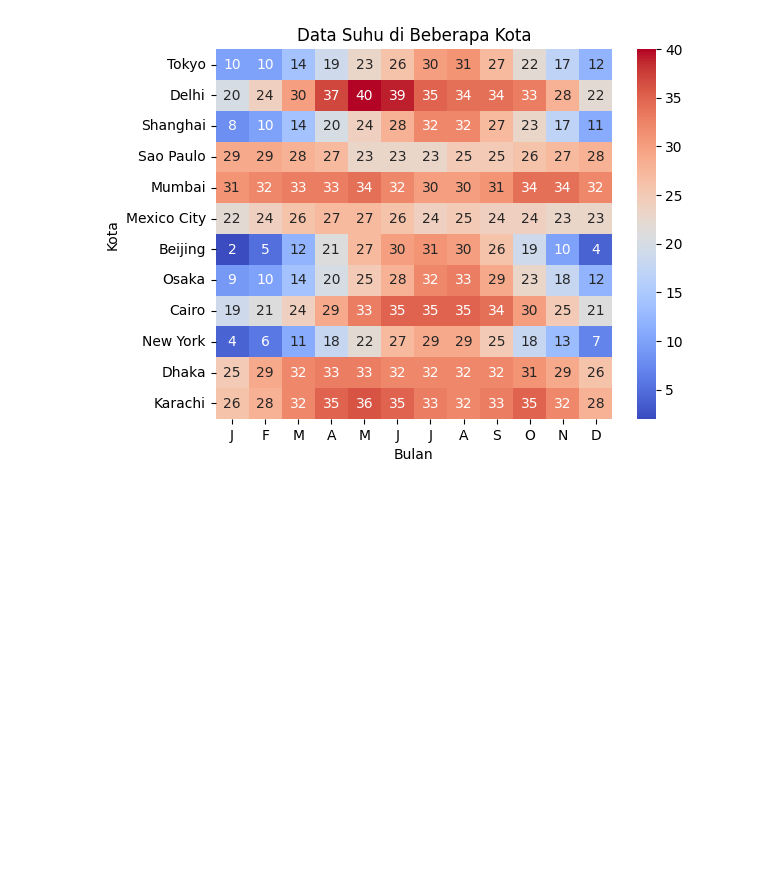
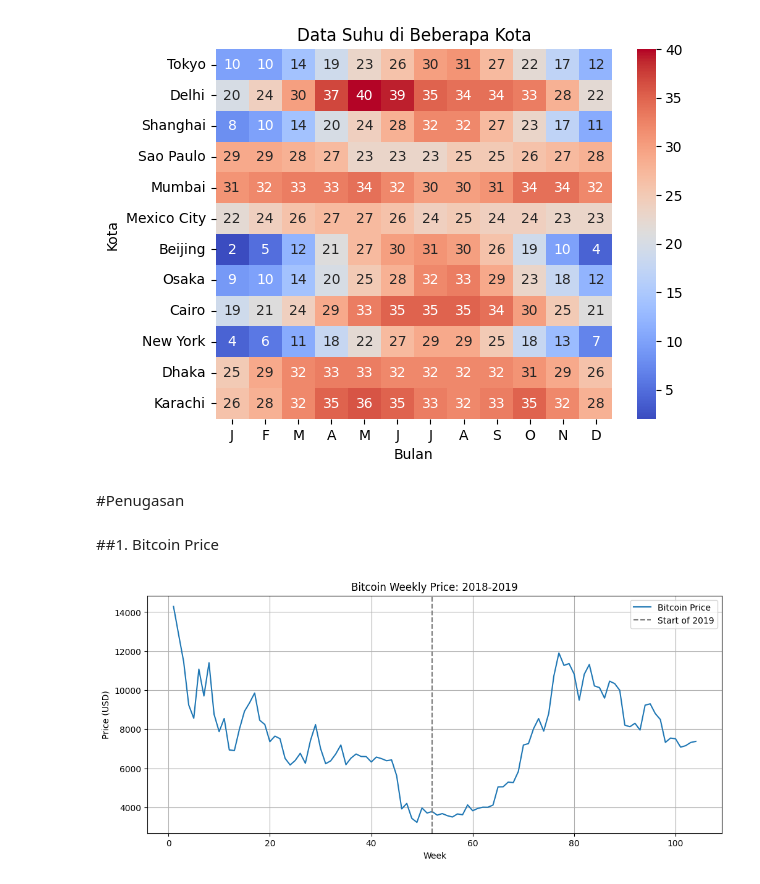
Before and after one commit to Agtna/AI-2025, a Jupyter notebook: Jobsheet_6.ipynb, the cells around one changed output. Cells and saved outputs as stored; diff of their text form; code cells hidden in the pictures; blank space fills up the shorter version.

```diff
--- a/Jobsheet_6.ipynb
+++ b/Jobsheet_6.ipynb
@@ -131,3 +131,36 @@ plt.ylabel('Kota')
 plt.show()
 # %% [output]
 [figure]
+# %% [markdown]
+#Penugasan
+# %% [markdown]
+##1. Bitcoin Price
+# %%
+import matplotlib.pyplot as plt
+
+prices = [14292.2, 12858.9, 11467.5, 9241.1, 8559.6, 11073.5, 9704.3, 11402.3,
+          8762.0, 7874.9, 8547.4, 6938.2, 6905.7, 8004.4, 8923.1, 9352.4,
+          9853.5, 8459.5, 8245.1, 7361.3, 7646.6, 7515.8, 6505.8, 6167.3,
+          6398.9, 6765.5, 6254.8, 7408.7, 8234.1, 7014.3, 6231.6, 6379.1,
+          6734.8, 7189.6, 6184.3, 6519.0, 6729.6, 6603.9, 6596.3, 6321.7,
+          6572.2, 6494.2, 6386.2, 6427.1, 5621.8, 3920.4, 4196.2, 3430.4,
+          3228.7, 3964.4, 3706.8, 3785.4, 3597.2, 3677.8, 3570.9, 3502.5,
+          3661.4, 3616.8, 4120.4, 3823.1, 3944.3, 4006.4, 4002.5, 4111.8,
+          5046.2, 5051.8, 5290.2, 5265.9, 5830.9, 7190.3, 7262.6, 8027.4,
+          8545.7, 7901.4, 8812.5, 10721.7, 11906.5, 11268.0, 11364.9, 10826.7,
+          9492.1, 10815.7, 11314.5, 10218.1, 10131.0, 9594.4, 10461.1, 10337.3,
+          9993.0, 8208.5, 8127.3, 8304.4, 7957.3, 9230.6, 9300.6, 8804.5,
+          8497.3, 7324.1, 7546.6, 7510.9, 7080.8, 7156.2, 7321.5, 7376.8]
+
+weeks = list(range(1, len(prices) + 1))
+plt.figure(figsize=(12,5))
+plt.plot(weeks, prices, label="Bitcoin Price")
+plt.axvline(x=52, color='gray', linestyle='--', label='Start of 2019')
+plt.title("Bitcoin Weekly Price: 2018-2019")
+plt.xlabel("Week")
+plt.ylabel("Price (USD)")
+plt.legend()
+plt.grid(True)
+plt.show()
+# %% [output]
+[figure, added]
```
Also changed, not shown: parts of 8 cells of this notebook.
